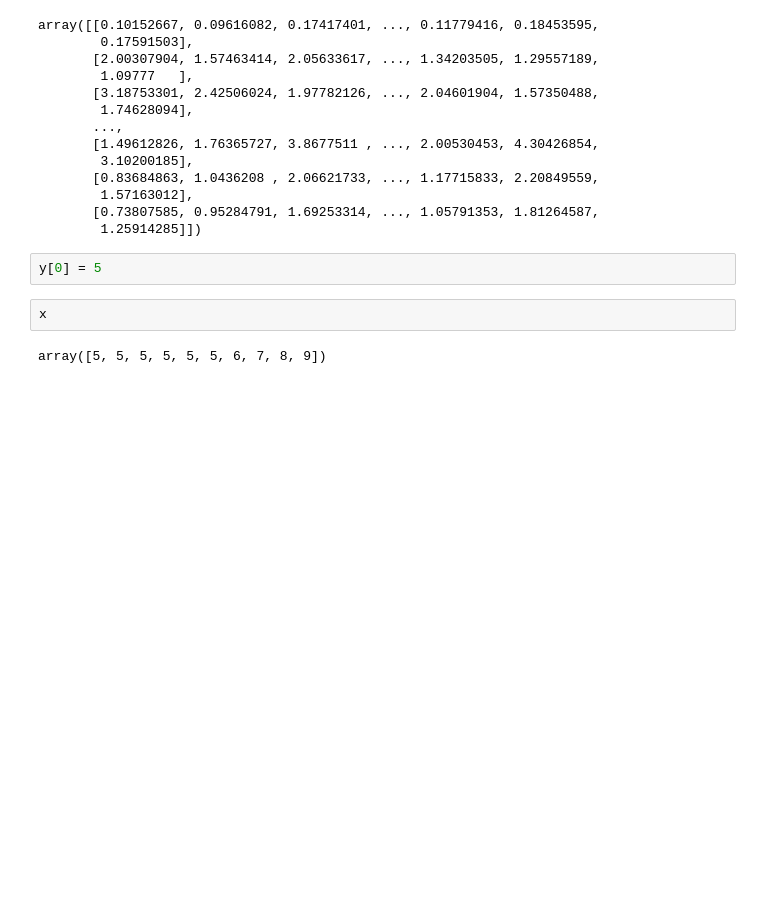
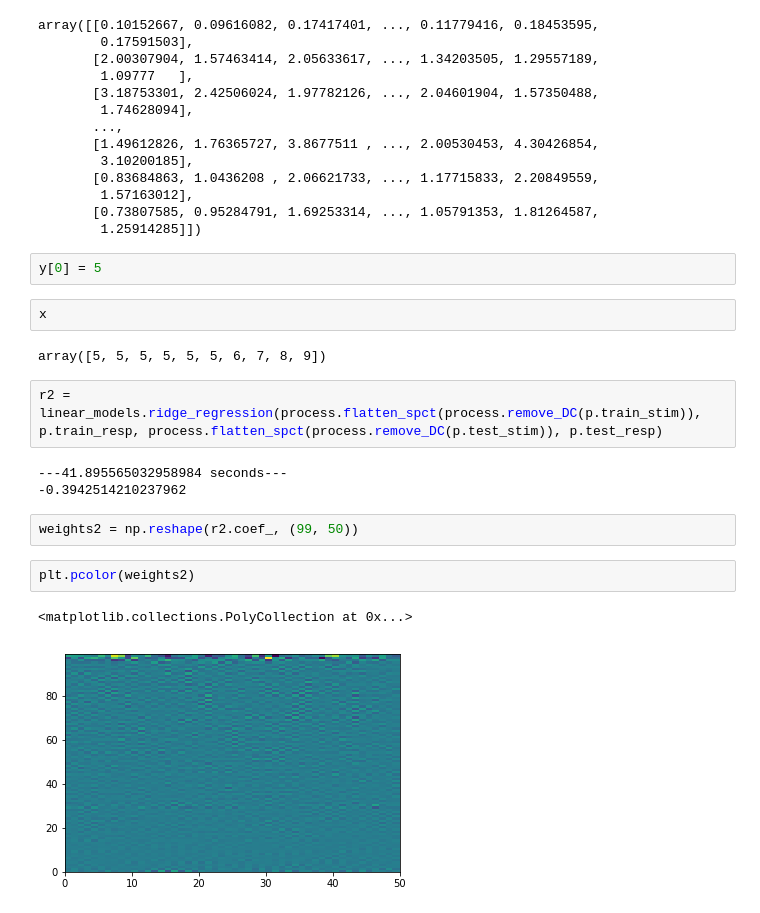
Before and after one commit to akumar01/dmr_analysis, a Jupyter notebook: linear/NRC.ipynb, the cells around one changed output. Saved outputs shown, nothing was run; the diff lists cells and outputs as text; blank space fills up the shorter version.

```diff
--- a/linear/NRC.ipynb
+++ b/linear/NRC.ipynb
@@ -183,3 +183,15 @@ y[0] = 5
 x
 # %% [output]
 array([5, 5, 5, 5, 5, 5, 6, 7, 8, 9])
+# %%
+r2 = linear_models.ridge_regression(process.flatten_spct(process.remove_DC(p.train_stim)), p.train_resp, process.flatten_spct(process.remove_DC(p.test_stim)), p.test_resp)
+# %% [output]
+---41.895565032958984 seconds---
+-0.3942514210237962
+# %%
+weights2 = np.reshape(r2.coef_, (99, 50))
+# %%
+plt.pcolor(weights2)
+# %% [output]
+<matplotlib.collections.PolyCollection at 0x...>
+[figure, added]
```
Also changed, not shown: parts of 4 cells of this notebook, 2 other files.
